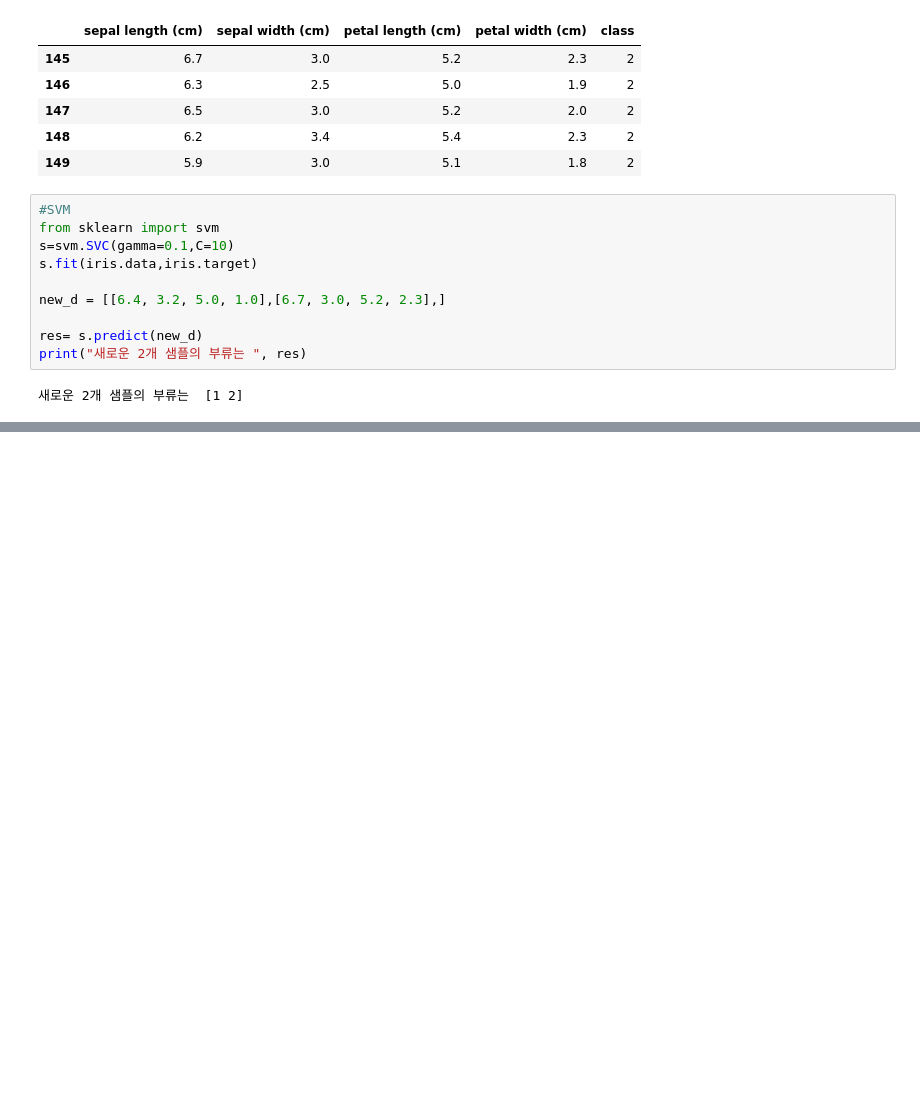
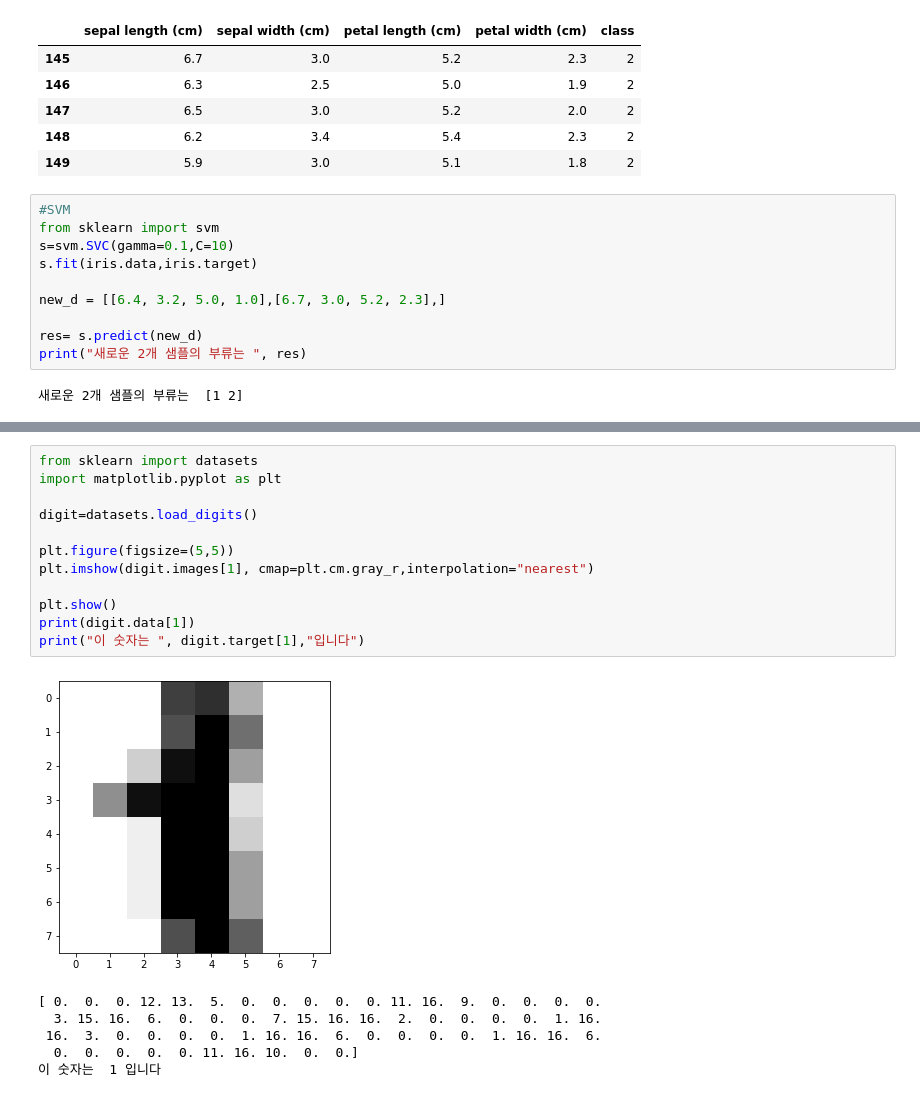
Before and after one commit to BoriLab/AiTest, a Jupyter notebook: aitet_12.ipynb, the cells around one changed output, grey strips where cells are left out. Cells and saved outputs as stored; diff of their text form; blank space fills up the shorter version.

```diff
--- a/aitet_12.ipynb
+++ b/aitet_12.ipynb
@@ -449,0 +463,19 @@ print("새로운 2개 샘플의 부류는 ", res)
+# %%
+from sklearn import datasets
+import matplotlib.pyplot as plt
+
+digit=datasets.load_digits()
+
+plt.figure(figsize=(5,5))
+plt.imshow(digit.images[1], cmap=plt.cm.gray_r,interpolation="nearest")
+
+plt.show()
+print(digit.data[1])
+print("이 숫자는 ", digit.target[1],"입니다")
+# %% [output]
+[figure, added]
+[ 0.  0.  0. 12. 13.  5.  0.  0.  0.  0.  0. 11. 16.  9.  0.  0.  0.  0.
+  3. 15. 16.  6.  0.  0.  0.  7. 15. 16. 16.  2.  0.  0.  0.  0.  1. 16.
+ 16.  3.  0.  0.  0.  0.  1. 16. 16.  6.  0.  0.  0.  0.  1. 16. 16.  6.
+  0.  0.  0.  0.  0. 11. 16. 10.  0.  0.]
+이 숫자는  1 입니다
```
Also changed, not shown: parts of 4 cells of this notebook.
